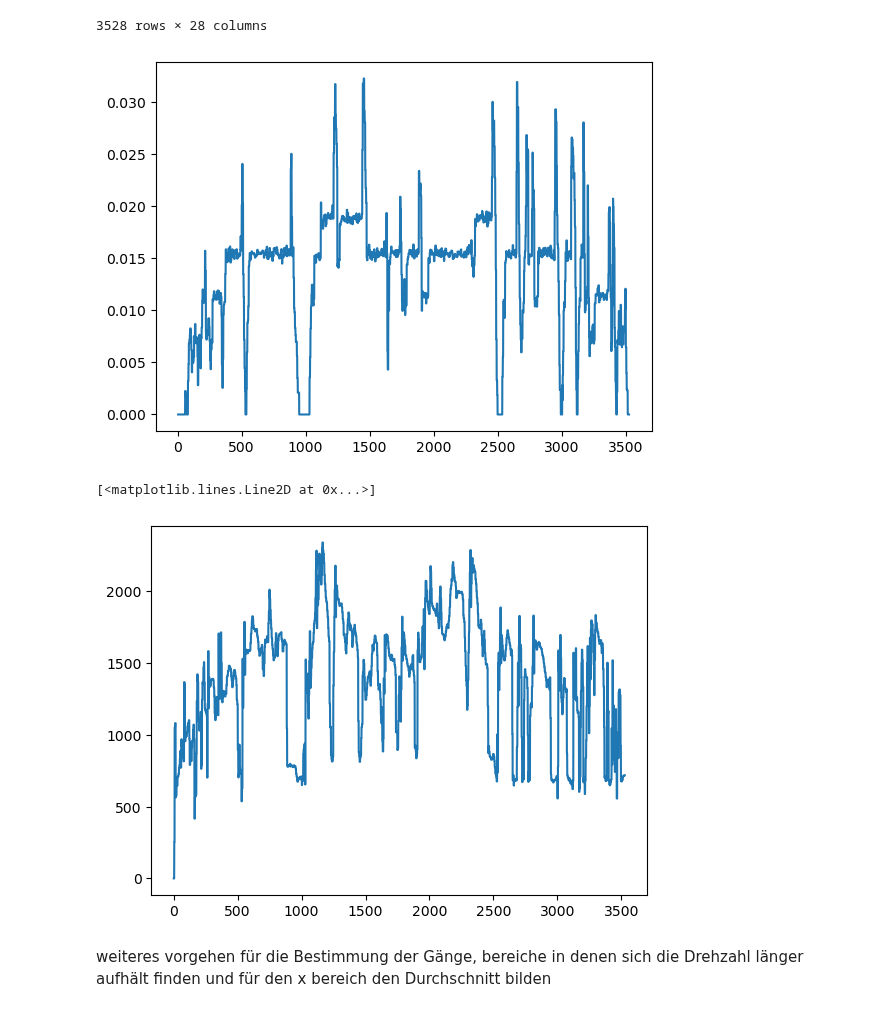
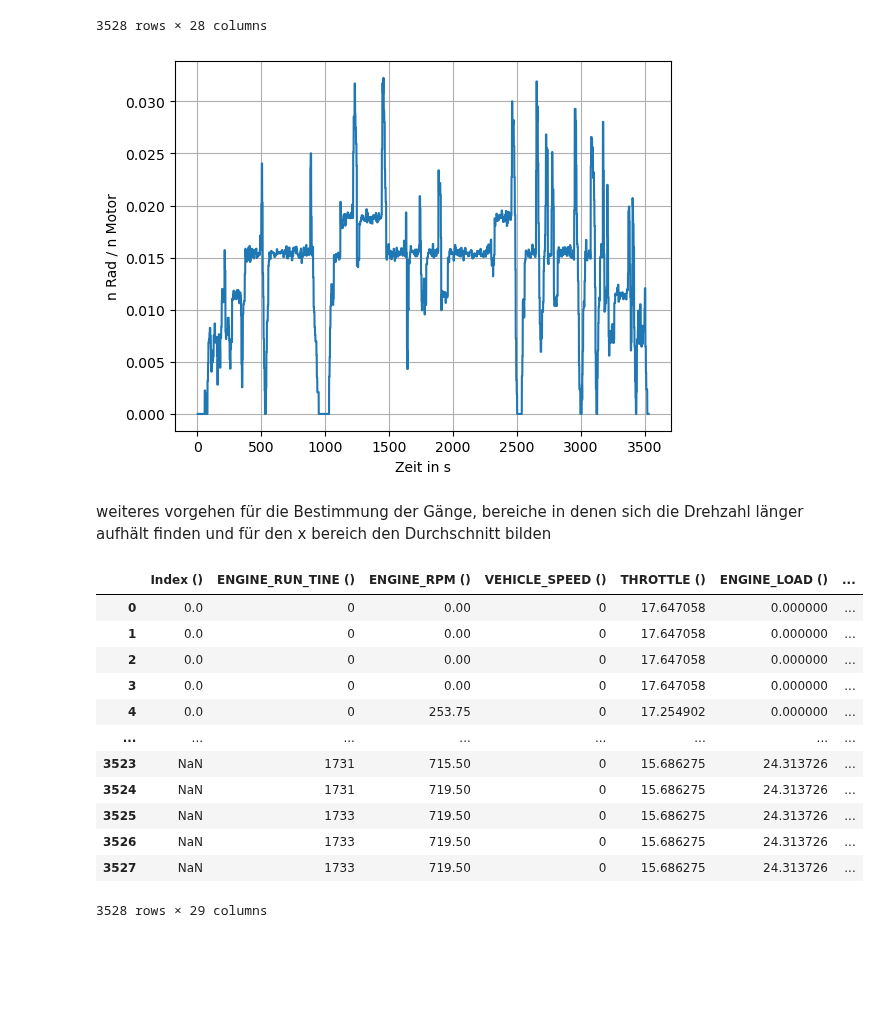
Before and after one commit to camila-duarte/verbrennungsmotoren, a Jupyter notebook: analyse/Motordrehzahl und Motordrehmoment.ipynb, the cells around one changed output. Saved outputs shown, nothing was run; the diff lists cells and outputs as text; code cells hidden in the pictures; blank space fills up the shorter version.

Commit message:
update legend

```diff
--- a/analyse/Motordrehzahl und Motordrehmoment.ipynb
+++ b/analyse/Motordrehzahl und Motordrehmoment.ipynb
@@ -41,14 +41,31 @@ data_drive1 = data_drive1.assign(N_RAD = data_drive1['VEHICLE_SPEED ()'].apply(n
 # %%
 length = int(data_drive1.shape[0])
 div = np.zeros(length)
 div = data_drive1["N_RAD"]/data_drive1["ENGINE_RPM ()"]
 
 plt.plot(div)
+plt.xlabel("Zeit in s")
+plt.ylabel("n Rad / n Motor")
+plt.savefig("div.png")
+plt.grid(True)
 plt.show()
-plt.plot(data_drive1['ENGINE_RPM ()'])
 # %% [output]
-[figure, old version]
+[figure, new version]
-[<matplotlib.lines.Line2D at 0x...>]
-[figure, removed]
 # %% [markdown]
 weiteres vorgehen für die Bestimmung der Gänge, bereiche in denen sich die Drehzahl länger aufhält finden und für den x bereich den Durchschnitt bilden
+# %%
+data_drive1
+# %% [output]
+|  | Index () | ENGINE_RUN_TINE () | ENGINE_RPM () | VEHICLE_SPEED () | THROTTLE () | ENGINE_LOAD () | ... |
+| 0 | 0.0 | 0 | 0.00 | 0 | 17.647058 | 0.000000 | ... |
+| 1 | 0.0 | 0 | 0.00 | 0 | 17.647058 | 0.000000 | ... |
+| 2 | 0.0 | 0 | 0.00 | 0 | 17.647058 | 0.000000 | ... |
+| 3 | 0.0 | 0 | 0.00 | 0 | 17.647058 | 0.000000 | ... |
+| 4 | 0.0 | 0 | 253.75 | 0 | 17.254902 | 0.000000 | ... |
+| ... | ... | ... | ... | ... | ... | ... | ... |
+| 3523 | NaN | 1731 | 715.50 | 0 | 15.686275 | 24.313726 | ... |
+| 3524 | NaN | 1731 | 719.50 | 0 | 15.686275 | 24.313726 | ... |
+| 3525 | NaN | 1733 | 719.50 | 0 | 15.686275 | 24.313726 | ... |
+| 3526 | NaN | 1733 | 719.50 | 0 | 15.686275 | 24.313726 | ... |
+| 3527 | NaN | 1733 | 719.50 | 0 | 15.686275 | 24.313726 | ... |
+3528 rows × 29 columns
```
Also changed, not shown: 2 other files.
